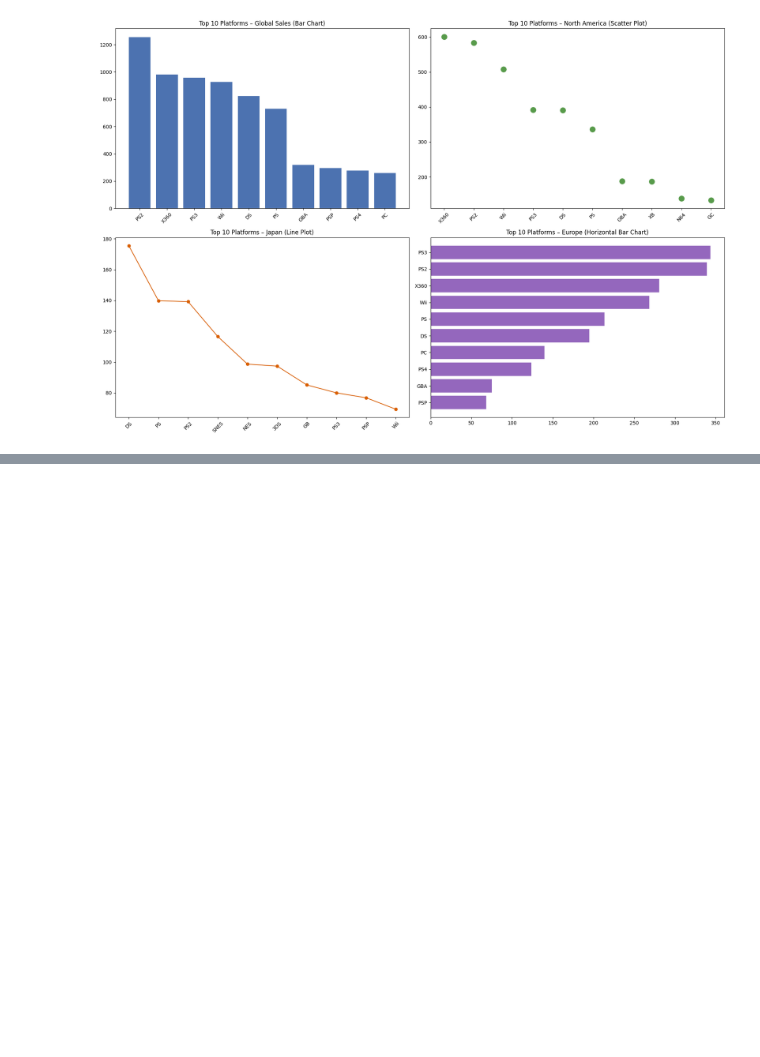
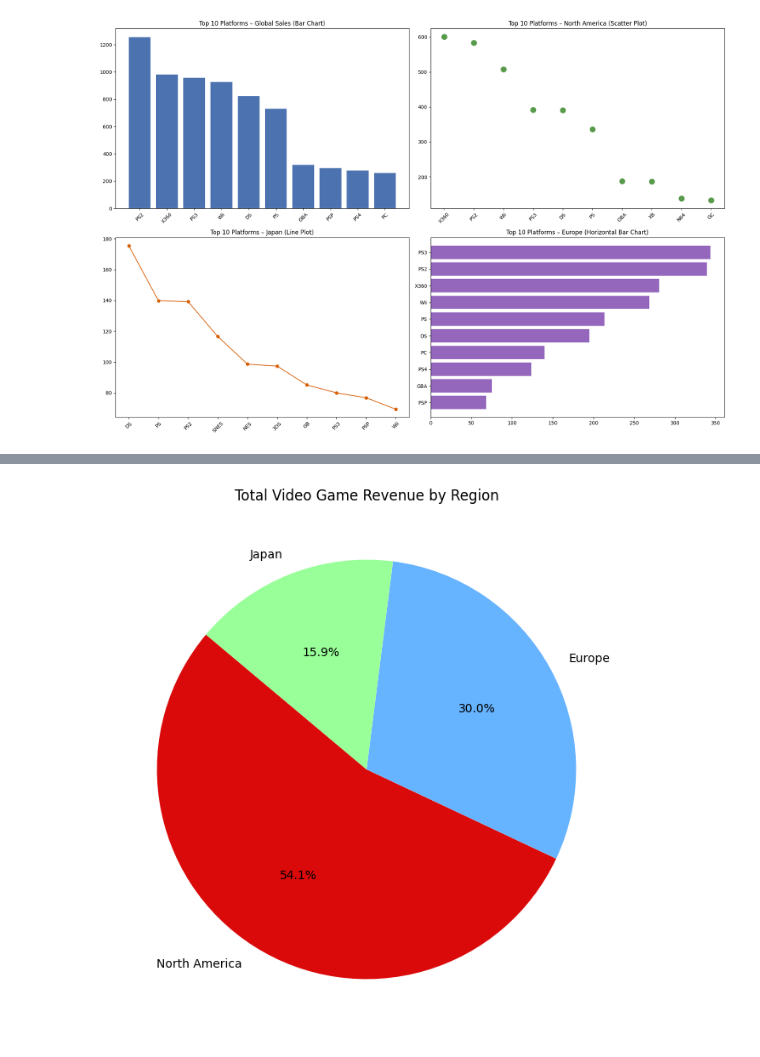
Before and after one commit to Teerp1986/TP_KeystoneDA, a Jupyter notebook: vgEvlove.ipynb, the cells around one changed output, grey strips where cells are left out. Saved outputs shown, nothing was run; the diff lists cells and outputs as text; code cells hidden in the pictures; blank space fills up the shorter version.

```diff
--- a/vgEvlove.ipynb
+++ b/vgEvlove.ipynb
@@ -332,0 +449,26 @@ plt.show()
+# %%
+import matplotlib.pyplot as plt
+
+# Sum total sales by region
+na_sales = df_vgsales2["North America"].sum()
+eu_sales = df_vgsales2["Europe"].sum()
+jp_sales = df_vgsales2["Japan"].sum()
+
+# Labels and values
+regions = ["North America", "Europe", "Japan"]
+sales = [na_sales, eu_sales, jp_sales]
+
+# Create pie chart
+plt.figure(figsize=(8, 8))
+plt.pie(
+    sales,
+    labels=regions,
+    autopct="%1.1f%%",
+    startangle=140,
+    colors=["#db0a0a", "#66b3ff", "#99ff99"]
+)
+
+plt.title("Total Video Game Revenue by Region")
+plt.show()
+# %% [output]
+[figure, added]
```
Also changed, not shown: parts of 13 cells of this notebook.
